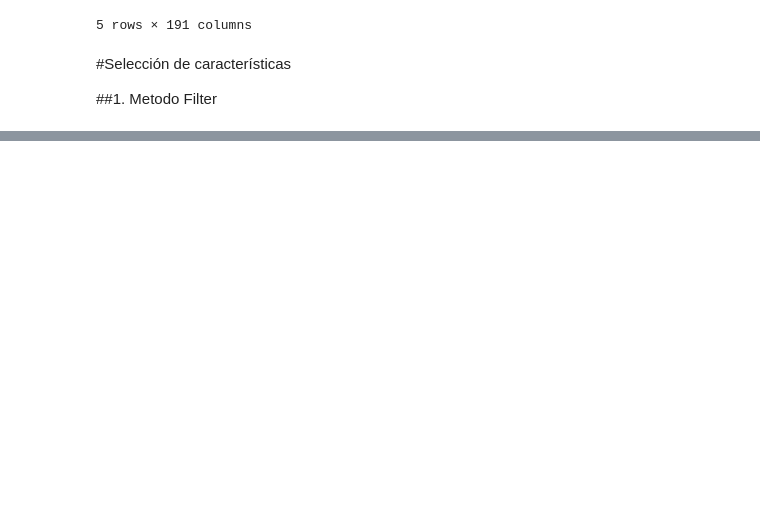
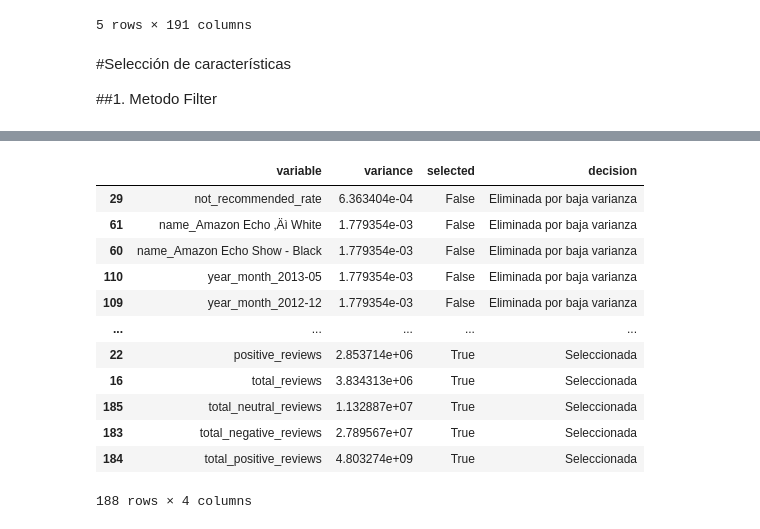
Before and after one commit to R3beAM/Proyecto-Final-Integracion, a Jupyter notebook: Evaluacion_2.ipynb, the cells around one changed output, grey strips where cells are left out. Drawn from its saved outputs; the diff is of its cells as text; code cells hidden in the pictures; blank space fills up the shorter version.

```diff
--- a/Evaluacion_2.ipynb
+++ b/Evaluacion_2.ipynb
@@ -1281,3 +1285,33 @@ Columnas removidas por baja varianza: 72
 | 3 | 2017-06-22 00:00:00+00:00 | 2018-04-26 00:00:00+00:00 | 2017-09-01 | 3 | 4.666667 | ... |
 | 4 | 2017-06-22 00:00:00+00:00 | 2018-04-26 00:00:00+00:00 | 2017-10-01 | 1 | 5.000000 | ... |
 5 rows × 119 columns
+# %%
+variance_summary = pd.DataFrame({
+    "variable": numeric_cols,
+    "variance": selector.variances_,
+    "selected": selector.get_support()
+})
+
+variance_summary["decision"] = np.where(
+    variance_summary["selected"],
+    "Seleccionada",
+    "Eliminada por baja varianza"
+)
+
+variance_summary = variance_summary.sort_values(by="variance")
+
+display(variance_summary)
+# %% [output]
+|  | variable | variance | selected | decision |
+| 29 | not_recommended_rate | 6.363404e-04 | False | Eliminada por baja varianza |
+| 61 | name_Amazon Echo ‚Äì White | 1.779354e-03 | False | Eliminada por baja varianza |
+| 60 | name_Amazon Echo Show - Black | 1.779354e-03 | False | Eliminada por baja varianza |
+| 110 | year_month_2013-05 | 1.779354e-03 | False | Eliminada por baja varianza |
+| 109 | year_month_2012-12 | 1.779354e-03 | False | Eliminada por baja varianza |
+| ... | ... | ... | ... | ... |
+| 22 | positive_reviews | 2.853714e+06 | True | Seleccionada |
+| 16 | total_reviews | 3.834313e+06 | True | Seleccionada |
+| 185 | total_neutral_reviews | 1.132887e+07 | True | Seleccionada |
+| 183 | total_negative_reviews | 2.789567e+07 | True | Seleccionada |
+| 184 | total_positive_reviews | 4.803274e+09 | True | Seleccionada |
+188 rows × 4 columns
```
Also changed, not shown: parts of 1 cell of this notebook.
